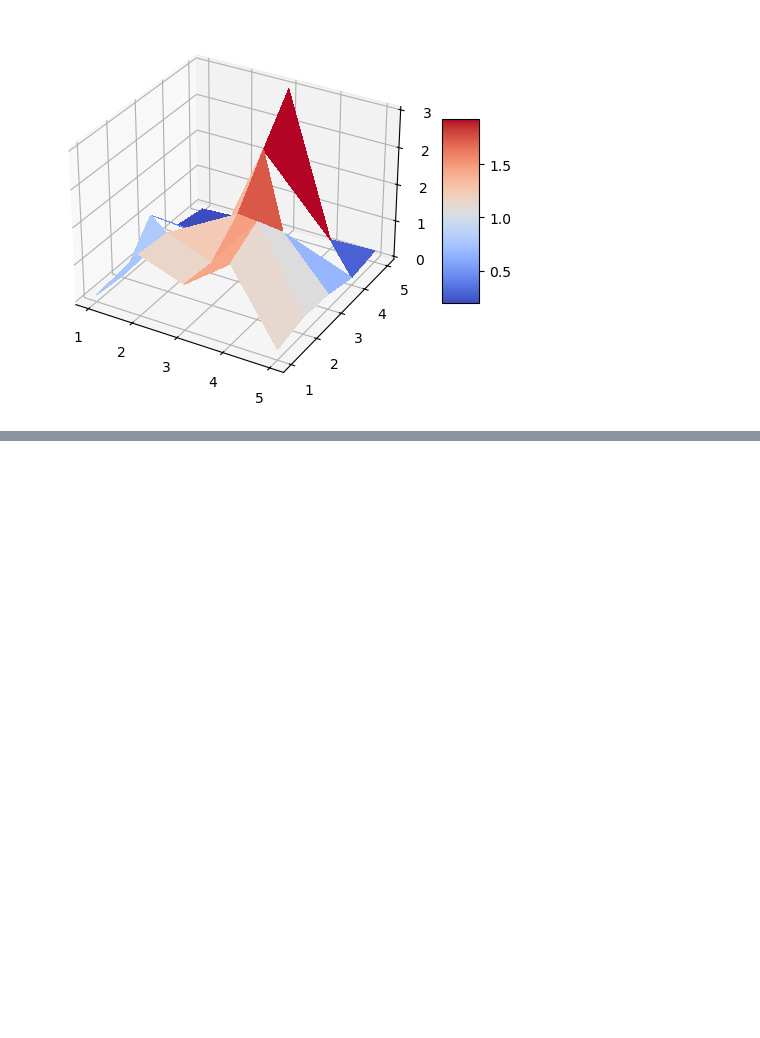
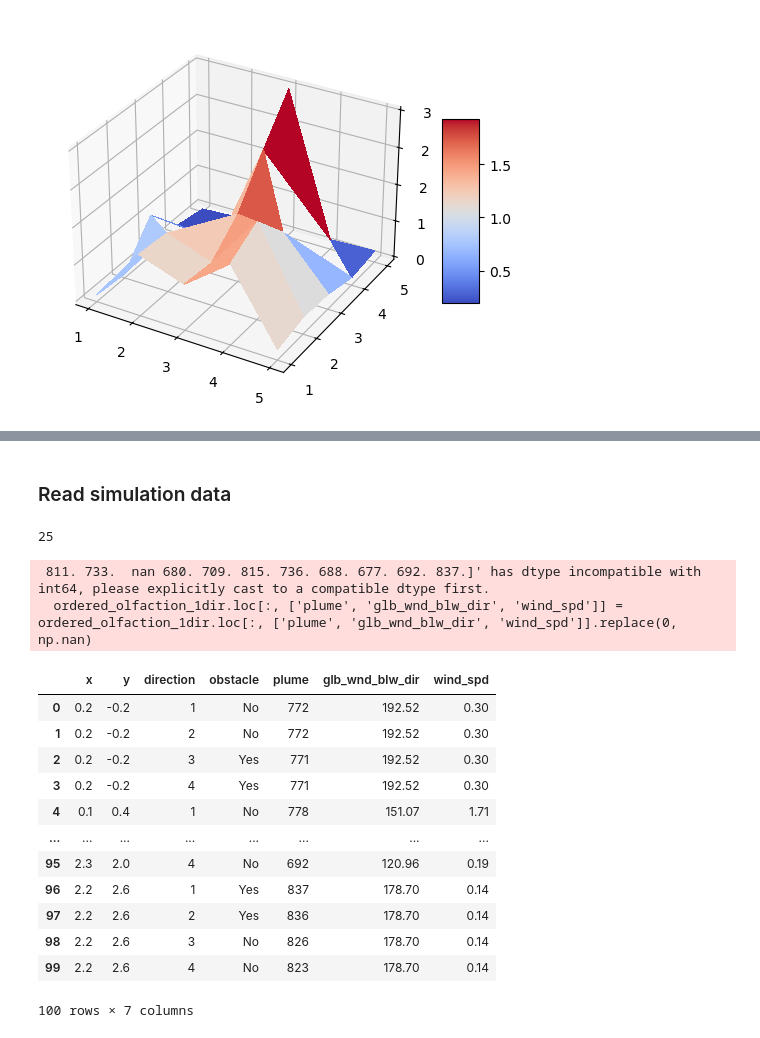
Before and after one commit to SunzidHassan/Research, a Jupyter notebook: 23-24_Automatic-Control-Lab/LLMSim/LLMSim.ipynb, the cells around one changed output, grey strips where cells are left out. Cells and saved outputs as stored; diff of their text form; code cells hidden in the pictures; blank space fills up the shorter version.

```diff
--- a/23-24_Automatic-Control-Lab/LLMSim/LLMSim.ipynb
+++ b/23-24_Automatic-Control-Lab/LLMSim/LLMSim.ipynb
@@ -221,0 +264,79 @@ plt.show()
+# %% [markdown]
+### Read simulation data
+# %%
+# folder_path = 'Collection1/'
+folder_path = 'Collection22/'
+olfaction_1_csv = '*_1_olfaction.csv'
+olfaction_csv = '*_olfaction.csv'
+
+olfaction_files = glob.glob(folder_path + olfaction_csv)
+olfaction_1_files = glob.glob(folder_path + olfaction_1_csv)
+
+grid = pd.read_csv('grid.csv')
+
+sensor_template = pd.read_csv('Ordered_Olfaction.csv') # sorted coordinate - direction, with obstacle data
+
+print(len(olfaction_1_files))
+# %% [output]
+25
+# %%
+# Process data
+
+x_list = []
+y_list = []
+x_list1 = []
+y_list1 = []
+direction_list = []
+plume_list = []
+glb_wind_blow_dir_list = []
+wind_spd_list = []
+
+for file in olfaction_files:
+    df = pd.read_csv(file)
+    x_list.append(float(file.split('/')[-1].split('_')[0]))
+    y_list.append(float(file.split('/')[-1].split('_')[1]))
+    direction_list.append(int(file.split('/')[-1].split('_')[2]))
+    plume_list.append(round(df.plume.mean()))
+
+olfaction_1 = pd.DataFrame({'x': x_list, 'y': y_list, 'direction': direction_list,
+              'plume': plume_list})
+
+for file in olfaction_1_files:
+    df1 = pd.read_csv(file)
+    x_list1.append(float(file.split('/')[-1].split('_')[0]))
+    y_list1.append(float(file.split('/')[-1].split('_')[1]))
+    glb_wind_blow_dir_list.append(round(df1.glbWindBlowDir.mean(), 2))
+    wind_spd_list.append(round(df1.windSpd.mean(), 2))
+
+olfaction_2 = pd.DataFrame({'x': x_list1, 'y': y_list1,
+              'glb_wnd_blw_dir': glb_wind_blow_dir_list, 'wind_spd': wind_spd_list})
+
+olfaction = olfaction_1.merge(olfaction_2, on=['x', 'y'], how='inner')
+
+ordered_olfaction  = grid.merge(olfaction, on=['x', 'y'], how='inner')
+
+ordered_olfaction_1dir = ordered_olfaction[ordered_olfaction['direction']==1]
+
+ordered_olfaction_1dir.loc[:, ['plume', 'glb_wnd_blw_dir', 'wind_spd']] = ordered_olfaction_1dir.loc[:, ['plume', 'glb_wnd_blw_dir', 'wind_spd']].replace(0, np.nan)
+# %% [output]
+ 811. 733.  nan 680. 709. 815. 736. 688. 677. 692. 837.]' has dtype incompatible with int64, please explicitly cast to a compatible dtype first.
+  ordered_olfaction_1dir.loc[:, ['plume', 'glb_wnd_blw_dir', 'wind_spd']] = ordered_olfaction_1dir.loc[:, ['plume', 'glb_wnd_blw_dir', 'wind_spd']].replace(0, np.nan)
+# %%
+ordered_olfaction = sensor_template.merge(ordered_olfaction.reset_index(drop=True), on=['x', 'y', 'direction'], how='inner')
+ordered_olfaction = ordered_olfaction.drop(ordered_olfaction.columns[0], axis=1)
+# ordered_olfaction.to_csv("ordered_olfaction.csv")
+ordered_olfaction
+# %% [output]
+|  | x | y | direction | obstacle | plume | glb_wnd_blw_dir | wind_spd |
+| 0 | 0.2 | -0.2 | 1 | No | 772 | 192.52 | 0.30 |
+| 1 | 0.2 | -0.2 | 2 | No | 772 | 192.52 | 0.30 |
+| 2 | 0.2 | -0.2 | 3 | Yes | 771 | 192.52 | 0.30 |
+| 3 | 0.2 | -0.2 | 4 | Yes | 771 | 192.52 | 0.30 |
+| 4 | 0.1 | 0.4 | 1 | No | 778 | 151.07 | 1.71 |
+| ... | ... | ... | ... | ... | ... | ... | ... |
+| 95 | 2.3 | 2.0 | 4 | No | 692 | 120.96 | 0.19 |
+| 96 | 2.2 | 2.6 | 1 | Yes | 837 | 178.70 | 0.14 |
+| 97 | 2.2 | 2.6 | 2 | Yes | 836 | 178.70 | 0.14 |
+| 98 | 2.2 | 2.6 | 3 | No | 826 | 178.70 | 0.14 |
+| 99 | 2.2 | 2.6 | 4 | No | 823 | 178.70 | 0.14 |
+100 rows × 7 columns
```
Also changed, not shown: parts of 36 cells of this notebook.
